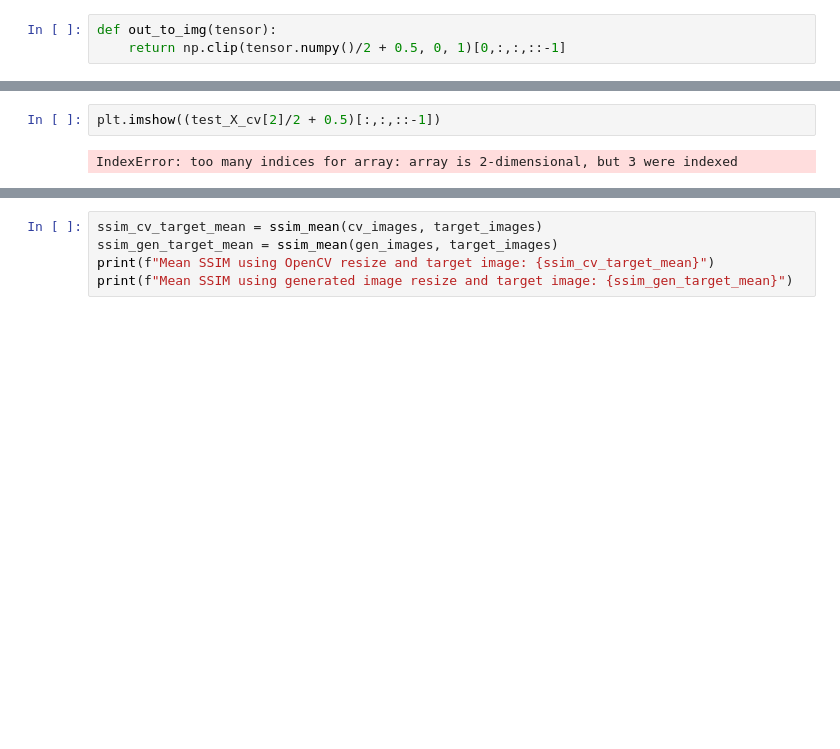
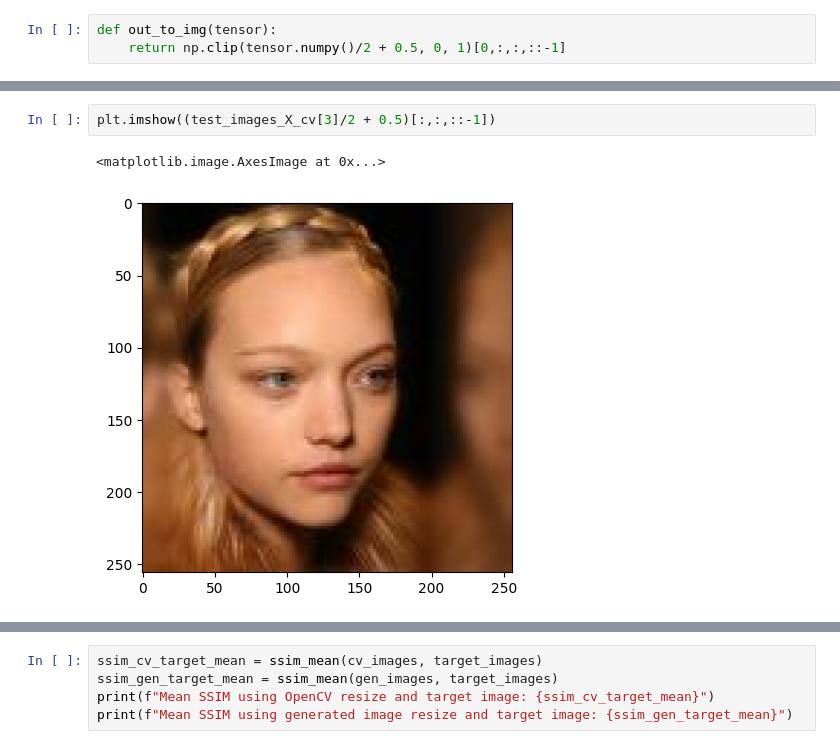
Before and after one commit to mserek/face_superresolution, a Jupyter notebook: training.ipynb, the cells around one changed output, grey strips where cells are left out. Saved outputs shown, nothing was run; the diff lists cells and outputs as text; blank space fills up the shorter version.

```diff
--- a/training.ipynb
+++ b/training.ipynb
@@ -194,5 +207,6 @@ plt.imshow(out_to_img(gen_out))
 # %%
-plt.imshow((test_X_cv[2]/2 + 0.5)[:,:,::-1])
+plt.imshow((test_images_X_cv[3]/2 + 0.5)[:,:,::-1])
 # %% [output]
-IndexError: too many indices for array: array is 2-dimensional, but 3 were indexed
+<matplotlib.image.AxesImage at 0x...>
+[figure, added]
 # %%
```
Also changed, not shown: parts of 11 cells of this notebook.
